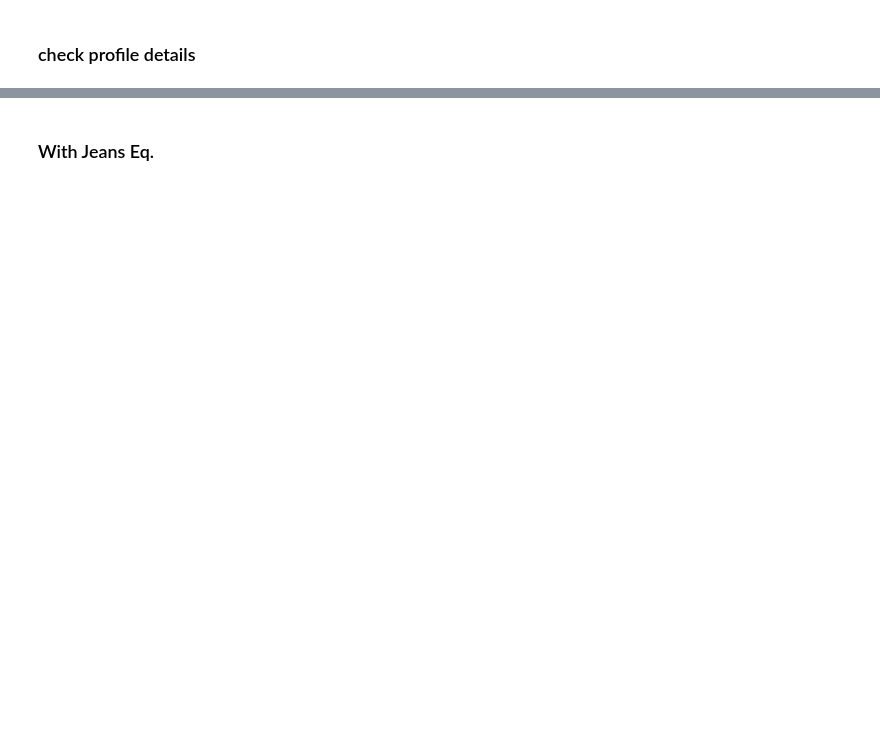
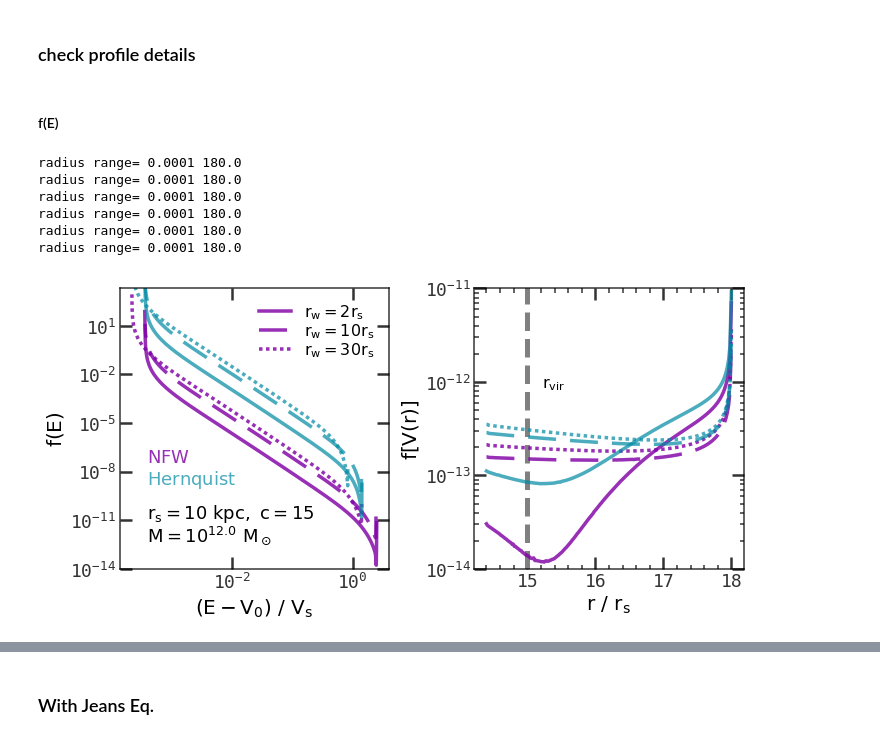
Before and after one commit to ChenYangyao/UMASS-A850Lab-Astro-N-Body, a Jupyter notebook: labs/week-7/wdir/InitialCondition.ipynb, the cells around one changed output, grey strips where cells are left out. Saved outputs shown, nothing was run; the diff lists cells and outputs as text; code cells hidden in the pictures; blank space fills up the shorter version.

```diff
--- a/labs/week-7/wdir/InitialCondition.ipynb
+++ b/labs/week-7/wdir/InitialCondition.ipynb
@@ -185,0 +28,2 @@ class NFWProfile:
+# %%
+leg_fmt = dict(fontsize=16, frameon=False, labelspacing=0.)
@@ -261,0 +149,18 @@ def mean_sd(dsets, key):
+# %%
+sts_rs = []
+
+for ir in 0,1,2:
+    pf = nfws[ir]
+    n = 1000000
+
+    sts_jeans = []
+    for i in range(10):
+        pos, vel, m = Jeans(pf).get(n)
+        sts_jeans.append( SnapMeasure(pos, vel, nfw) )
+
+    sts_edd = []
+    for i in range(10):
+        pos, vel, m = EddInv(pf).get(n)
+        sts_edd.append(SnapMeasure(pos, vel, nfw))
+
+    sts_rs.append( (sts_jeans, sts_edd) )
@@ -262,2 +185,62 @@ def mean_sd(dsets, key):
 # %% [markdown]
 ### check profile details
+# %% [markdown]
+#### f(E)
+# %%
+_, axs = m_get_figure((10,5), 1, 2)
+axs = axs[0]
+
+labs_pf = [r'NFW(+erf)', r'Hernquist(+erf)']
+labs_r = [r'r_w=2r_s',r'r_w=10r_s',r'r_w=30r_s']
+lss = ['-', (0,(8,4)), (0,(1,1)) ]
+
+for ipfs, pfs in enumerate([nfws, hernqs]):
+    for ir in 0,1,2:
+        pf = pfs[ir]
+        r1, r2, rvir, rs = pf['r0'], pf['rt'], pf['rvir'], pf['rs']
+        x1, x2, xvir = r1/rs, r2/rs, rvir/rs
+        print('radius range=', r1, r2)
+
+        off = 10.0**(( ipfs*1.5 + ir*0.5 )*2)
+        # theory
+        ax = axs[0]
+        r = np.logspace( np.log10(x1), np.log10(x2), 200) * rs
+        V = (pf.V( r )-pf['V0'])/( pf['Vs'] )
+        fE = pf.fE( pf.V(r) )*off
+        lab = {} if ipfs != 0 else {'label': r'$\rm %s$'%(labs_r[ir])}
+        ax.plot( V, fE, lw=3.5, c=mycms2[2+ipfs], ls=lss[ir], **lab )
+
+        off = 10.0**(( ipfs*1.5 + ir*0.5 )*.5)
+        ax = axs[1]
+        r = np.logspace( np.log10(0.8*x2), np.log10(x2), 200) * rs
+        fE = pf.fE( pf.V(r) )*off
+        ax.plot( r/rs, fE, lw=3.5, c=mycms2[2+ipfs], ls=lss[ir] )
+
+axs[1].vlines( [xvir], 1.0e-14, 5.0e-11, color='gray', ls='--', lw=5. )
+
+ax = axs[0]
+m_set_lim(ax,y=[1.0e-14, 2.0e3])
+m_set_label(ax, r'$\rm (E-V_0)\ /\ V_s$', r'$\rm f(E)$')
+m_set_scale( ax, 'log', 'log' )
+txposs( ax, [r'$\rm r_s=10\ kpc,\ c=15$', r'$\rm M=10^{12.0}\ M_\odot$'], (.1, .2), (0. -.08), 'k', 18 )
+txposs( ax, [r'$\rm NFW$', r'$\rm Hernquist$'],
+       (.1, .4), (0. -.08), (mycms2[2], mycms2[3]), 18 )
+ax.legend(loc='upper right', **leg_fmt)
+
+ax = axs[1]
+m_set_lim(ax,y=[1.0e-14, 1.0e-11])
+m_set_label(ax, r'$\rm r\ /\ r_s$', r'$\rm f[V(r)]$')
+m_set_scale( ax, y='log' )
+txpos(ax, r'$\rm r_{vir}$', (.25, .66), 'k', 16)
+
+plt.tight_layout()
+plt.savefig('output/profile_recipe_fE_divergence.pdf')
+plt.show()
+# %% [output]
+radius range= 0.0001 180.0
+radius range= 0.0001 180.0
+radius range= 0.0001 180.0
+radius range= 0.0001 180.0
+radius range= 0.0001 180.0
+radius range= 0.0001 180.0
+[figure, added]
```
Also changed, not shown: parts of 49 cells of this notebook, 3 other files.
